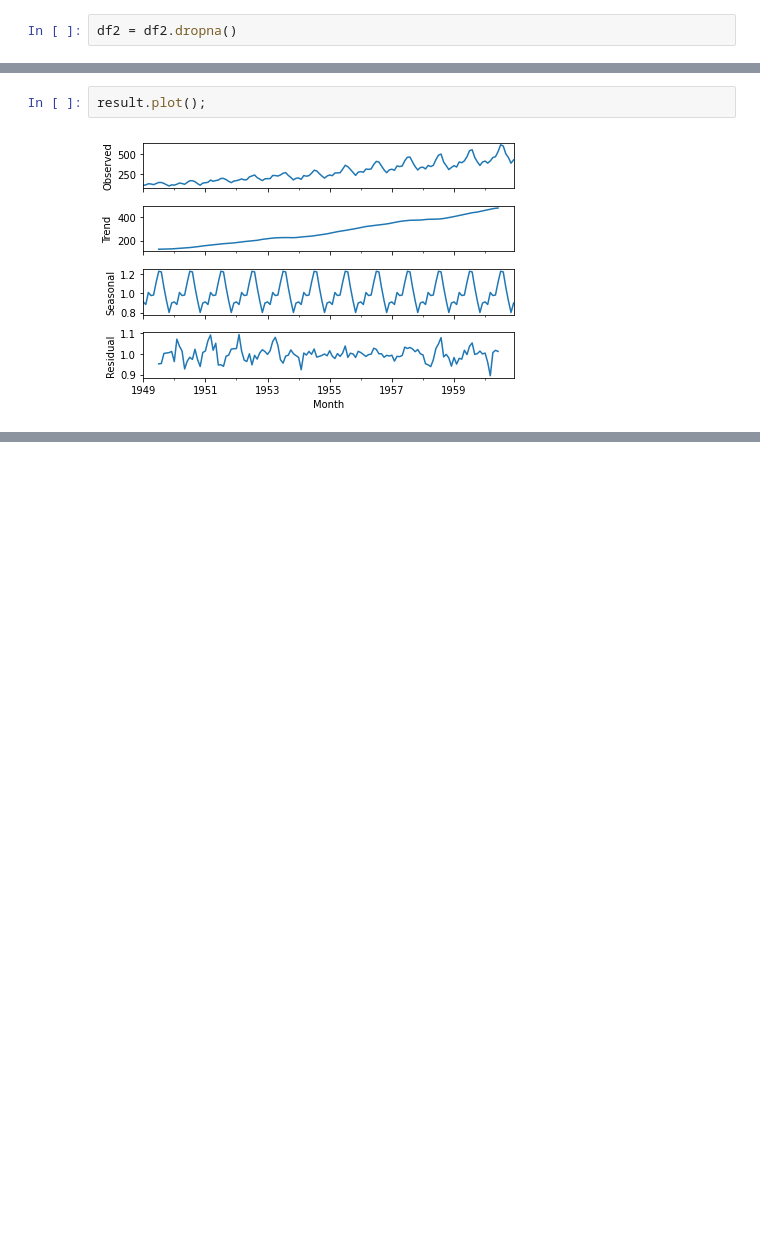
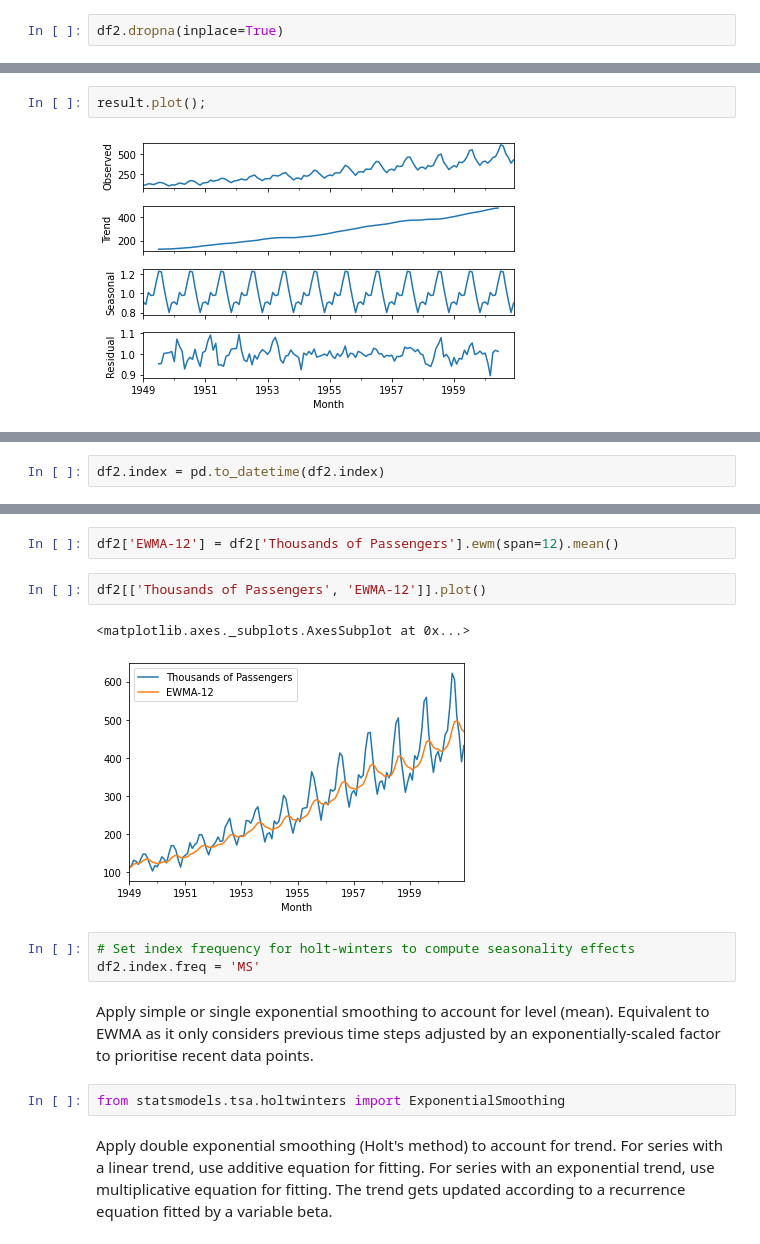
Before and after one commit to Ashwins9001/TimeSeriesAnalysis, a Jupyter notebook: TimeSeriesOperations.ipynb, the cells around one changed output, grey strips where cells are left out. Drawn from its saved outputs; the diff is of its cells as text; blank space fills up the shorter version.

Commit message:
Added EWMA, Holt-Winters models

```diff
--- a/TimeSeriesOperations.ipynb
+++ b/TimeSeriesOperations.ipynb
@@ -188,7 +188,7 @@ gdp_cycle.plot()
 # %%
 df2 = pd.read_csv('/content/airline_passengers.csv', index_col='Month', parse_dates=True)
 # %%
-df2 = df2.dropna()
+df2.dropna(inplace=True)
 # %%
 df2.plot()
 # %% [output]
@@ -205,0 +210,2 @@ result.plot();
+# %%
+df2.index = pd.to_datetime(df2.index)
@@ -205,0 +223,16 @@ result.plot();
+# %%
+df2['EWMA-12'] = df2['Thousands of Passengers'].ewm(span=12).mean()
+# %%
+df2[['Thousands of Passengers', 'EWMA-12']].plot()
+# %% [output]
+<matplotlib.axes._subplots.AxesSubplot at 0x...>
+[figure, added]
+# %%
+# Set index frequency for holt-winters to compute seasonality effects
+df2.index.freq = 'MS'
+# %% [markdown]
+Apply simple or single exponential smoothing to account for level (mean). Equivalent to EWMA as it only considers previous time steps adjusted by an exponentially-scaled factor to prioritise recent data points.
+# %%
+from statsmodels.tsa.holtwinters import ExponentialSmoothing
+# %% [markdown]
+Apply double exponential smoothing (Holt's method) to account for trend. For series with a linear trend, use additive equation for fitting. For series with an exponential trend, use multiplicative equation for fitting. The trend gets updated according to a recurrence equation fitted by a variable beta.
```
Also changed, not shown: parts of 14 cells of this notebook.
